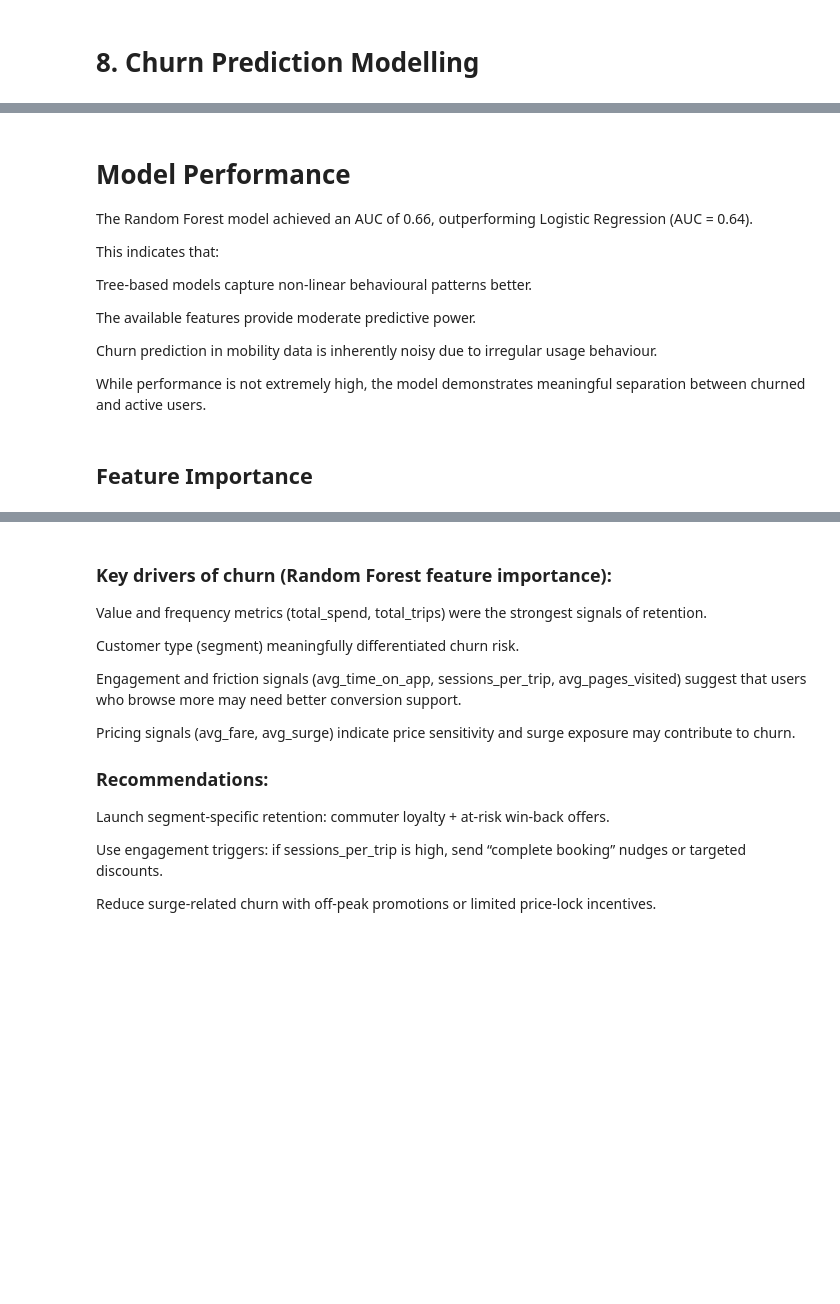
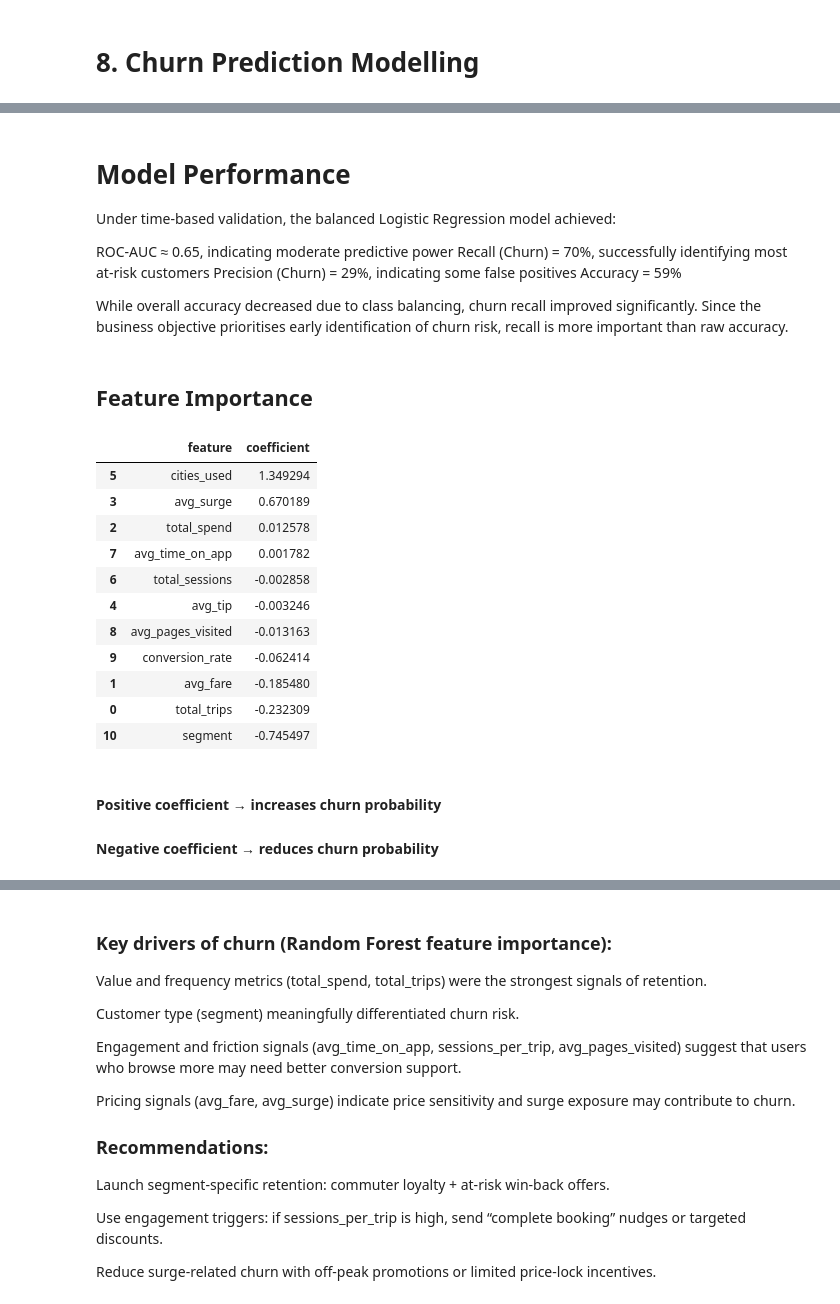
Before and after one commit to blessingkugbiyi/Ridewise_London, a Jupyter notebook: notebooks/04_modeling.ipynb, the cells around one changed output, grey strips where cells are left out. Drawn from its saved outputs; the diff is of its cells as text; code cells hidden in the pictures; blank space fills up the shorter version.

```diff
--- a/notebooks/04_modeling.ipynb
+++ b/notebooks/04_modeling.ipynb
@@ -3,3 +13,8 @@
 # %%
-X = model_df.drop(columns=['user_id','churn','days_since_last_trip'])
-y = model_df['churn']
+split_index = int(len(model_df) * 0.8)
+
+train = model_df.iloc[:split_index]
+test = model_df.iloc[split_index:]
+
+print("Train size:", len(train))
+print("Test size:", len(test))
@@ -26,15 +120,17 @@ X_train, X_test, y_train, y_test = train_test_split(
 # %%
-# Logistic Regression
-from sklearn.preprocessing import StandardScaler
-from sklearn.linear_model import LogisticRegression
-from sklearn.metrics import roc_auc_score
+from sklearn.ensemble import RandomForestClassifier
 
-scaler = StandardScaler()
-X_train_scaled = scaler.fit_transform(X_train)
-X_test_scaled = scaler.transform(X_test)
+rf = RandomForestClassifier(
+    random_state=42,
+    n_estimators=300,
+    class_weight='balanced_subsample'
+)
+rf.fit(X_train, y_train)
 
-log_reg = LogisticRegression(max_iter=2000)
-log_reg.fit(X_train_scaled, y_train)
+rf_pred = rf.predict(X_test)
+rf_proba = rf.predict_proba(X_test)[:, 1]
 
-log_auc = roc_auc_score(y_test, log_reg.predict_proba(X_test_scaled)[:,1])
-log_auc
+print("RANDOM FOREST")
+print(confusion_matrix(y_test, rf_pred))
+print(classification_report(y_test, rf_pred))
+print("ROC-AUC:", roc_auc_score(y_test, rf_proba))
@@ -55,17 +153,40 @@ rf_auc
 # %% [markdown]
 # Model Performance
 
-The Random Forest model achieved an AUC of 0.66, outperforming Logistic Regression (AUC = 0.64).
+Under time-based validation, the balanced Logistic Regression model achieved:
 
-This indicates that:
+ROC-AUC ≈ 0.65, indicating moderate predictive power
+Recall (Churn) = 70%, successfully identifying most at-risk customers
+Precision (Churn) = 29%, indicating some false positives
+Accuracy = 59%
 
-Tree-based models capture non-linear behavioural patterns better.
-
-The available features provide moderate predictive power.
-
-Churn prediction in mobility data is inherently noisy due to irregular usage behaviour.
-
-While performance is not extremely high, the model demonstrates meaningful separation between churned and active users.
+While overall accuracy decreased due to class balancing, churn recall improved significantly. Since the business objective prioritises early identification of churn risk, recall is more important than raw accuracy.
+# %% [markdown]
+## Feature Importance
+# %%
+# Extracted coefficients
+import pandas as pd
+
+coefficients = pd.DataFrame({
+    'feature': X_train.columns,
+    'coefficient': lr_bal.coef_[0]
+}).sort_values(by='coefficient', ascending=False)
+
+coefficients
+# %% [output]
+|  | feature | coefficient |
+| 5 | cities_used | 1.349294 |
+| 3 | avg_surge | 0.670189 |
+| 2 | total_spend | 0.012578 |
+| 7 | avg_time_on_app | 0.001782 |
+| 6 | total_sessions | -0.002858 |
+| 4 | avg_tip | -0.003246 |
+| 8 | avg_pages_visited | -0.013163 |
+| 9 | conversion_rate | -0.062414 |
+| 1 | avg_fare | -0.185480 |
+| 0 | total_trips | -0.232309 |
+| 10 | segment | -0.745497 |
 # %% [markdown]
-## Feature Importance
+#### Positive coefficient → increases churn probability
+#### Negative coefficient → reduces churn probability
 # %%
```
Also changed, not shown: parts of 22 cells of this notebook, 4 other files.
